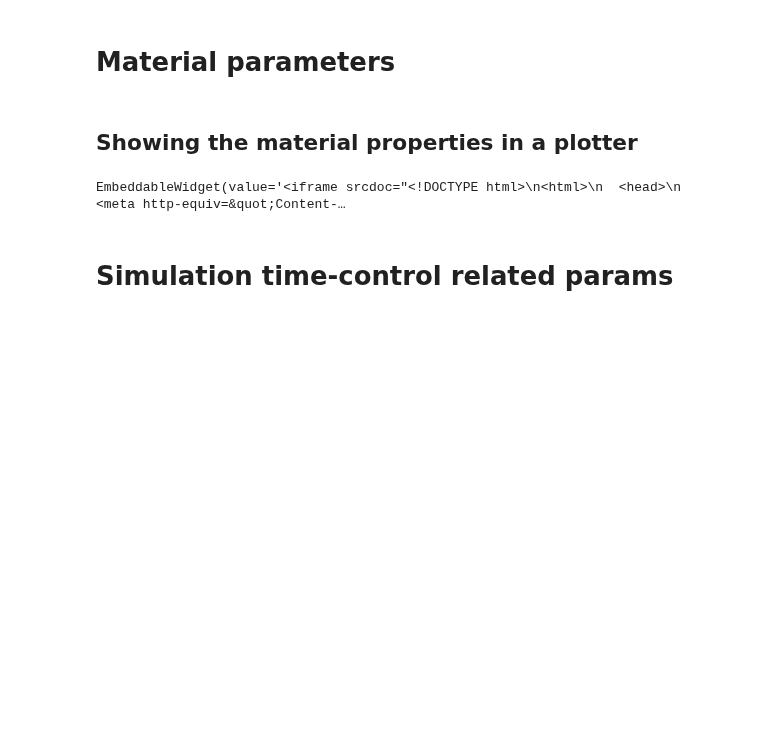
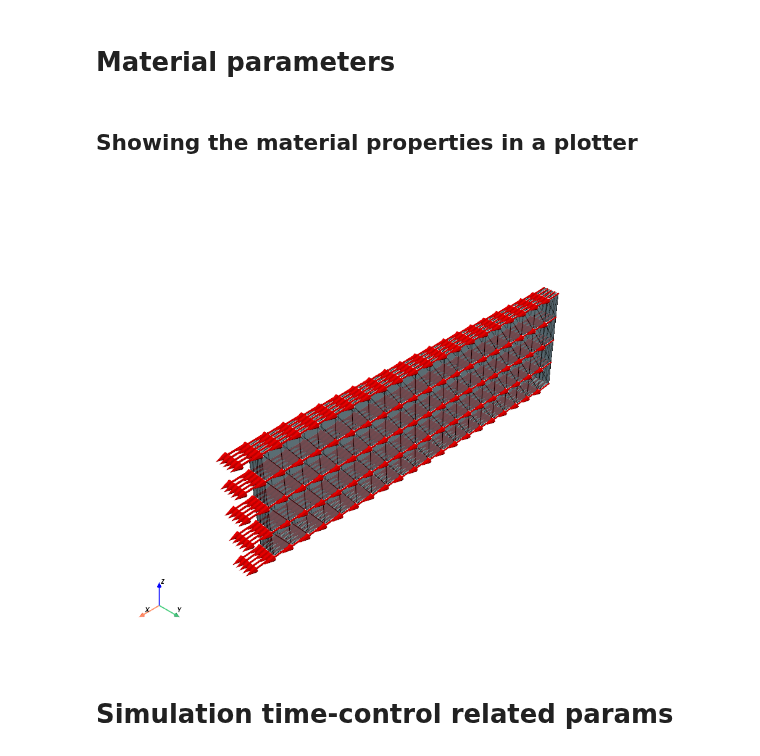
Before and after one commit to SolidMechanicsCoupledTheories/FEniCSx_codes, a Jupyter notebook: 10_hard_magnetics/HM02_beam_reversal.ipynb, the cells around one changed output. Saved outputs shown, nothing was run; the diff lists cells and outputs as text; code cells hidden in the pictures; blank space fills up the shorter version.

```diff
--- a/10_hard_magnetics/HM02_beam_reversal.ipynb
+++ b/10_hard_magnetics/HM02_beam_reversal.ipynb
@@ -277,35 +287,43 @@ b_rem_plot_data = np.reshape(b_rem_temp.x.array[:], (num_nodes, 3)) # reshape th
 # %%
 pyvista.set_jupyter_backend('html')
 pyvista.start_xvfb()
 
 # initialize a plotter
 plotter = pyvista.Plotter()
 
 # Add the mesh -- I make the 3D mesh opaque, so that 2D surfaces stand out.
 topology, cell_types, geometry = plot.vtk_mesh(domain, domain.topology.dim)
 grid_msh = pyvista.UnstructuredGrid(topology, cell_types, geometry)
 plotter.add_mesh(grid_msh, show_edges=True, opacity=0.75)
 
 # set up another grid for the vector space
 vtkdata = vtk_mesh(Vp)
 grid = pyvista.UnstructuredGrid(*vtkdata)
 
 # Add the b_rem data.
 grid["b_rem"] = b_rem_plot_data
 #
 # Set the b_rem item as the active field to plot.
 grid.set_active_vectors("b_rem")
 
 # Add the arrow plot.
-mag_arrow = grid.glyph(orient="b_rem", factor=0.05)
+mag_arrow = grid.glyph(orient="b_rem", factor=0.01)
 actor = plotter.add_mesh(mag_arrow, color="red") # plot magnetization values.
 
-if not pyvista.OFF_SCREEN:
-   plotter.show()
-else:
-   plotter.screenshot("mesh.png")
+labels = dict(zlabel='Z', xlabel='X', ylabel='Y')
+plotter.add_axes(**labels)
+
+plotter.screenshot("results/magnetization.png")
+
+from IPython.display import Image
+Image(filename='results/magnetization.png')
+
+# if not pyvista.OFF_SCREEN:
+#    plotter.show()
+# else:
+#    plotter.screenshot("magnetization.png")
 # %% [output]
-EmbeddableWidget(value='<iframe srcdoc="<!DOCTYPE html>\n<html>\n  <head>\n    <meta http-equiv=&quot;Content-…
+[figure, added]
 # %% [markdown]
 # Simulation time-control related params
 # %%
```
Also changed, not shown: parts of 7 cells of this notebook, 36 other files.
